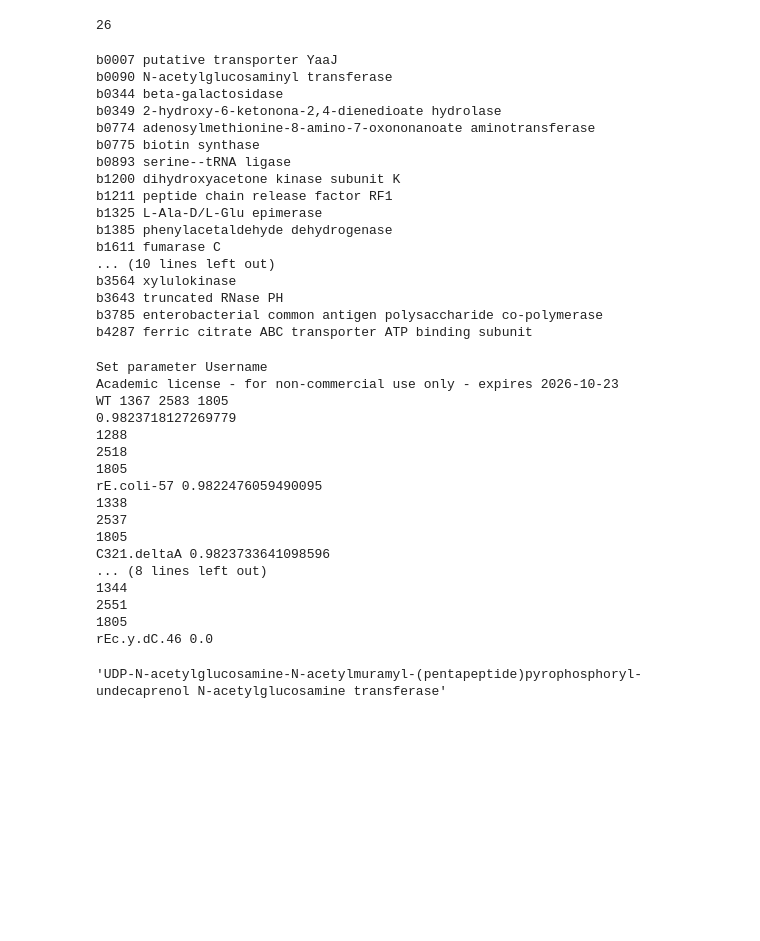
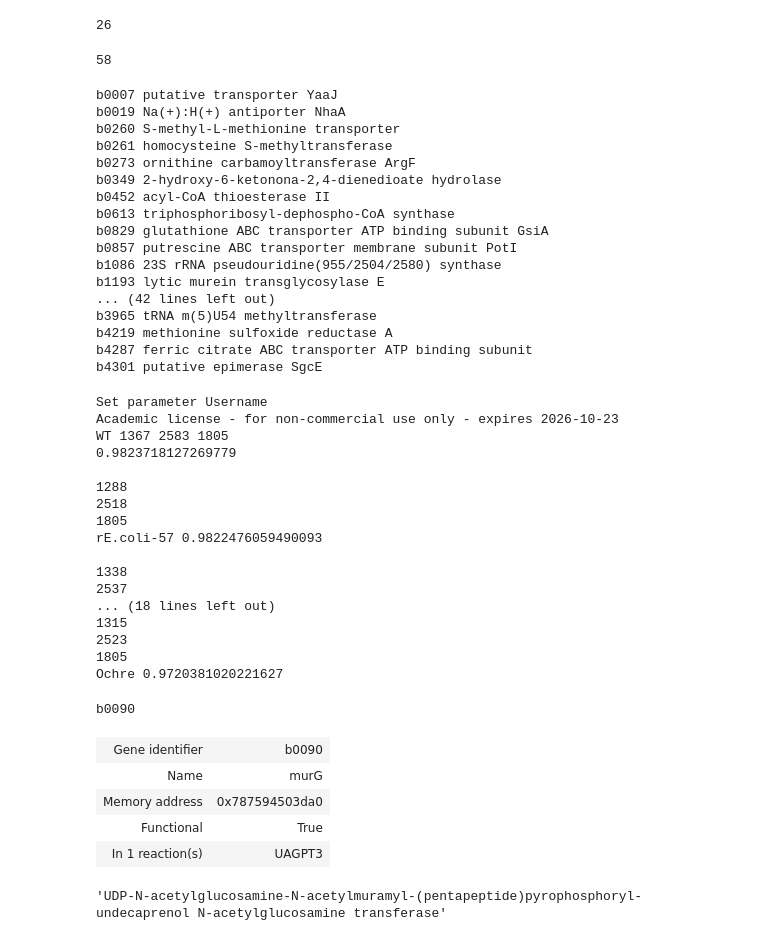
Before and after one commit to glucksfall/iEco-GRO, a Jupyter notebook: helper.check-gene-overlap-and-essentiality.ipynb, the cells around one changed output. Drawn from its saved outputs; the diff is of its cells as text; code cells hidden in the pictures; blank space fills up the shorter version.

Commit message:
Corrected if assembly is missing renamed pseudo genes

```diff
--- a/helper.check-gene-overlap-and-essentiality.ipynb
+++ b/helper.check-gene-overlap-and-essentiality.ipynb
@@ -68,6 +68,13 @@ rEc_y_dC_46 = ref.intersection(ref_genes).difference(gro_genes)
 len(rEc_y_dC_46)
 # %% [output]
 26
+# %%
+gro_contigs, gro_genes = get_locustags('blastn-and-blastp-bbh-outputs/ASM584_to_Ochre/modified-blastp.gb')
+# Ochre
+Ochre = ref.intersection(ref_genes).difference(gro_genes)
+len(Ochre)
+# %% [output]
+58
 # %%
 def get_details(intersection):
     genes = []
@@ -78,37 +85,38 @@ def get_details(intersection):
                 print(feature.qualifiers['locus_tag'][0], feature.qualifiers.get('product', [None])[0])
     return genes
 
-get_details(rEc_y_dC_46);
+get_details(Ochre);
 # %% [output]
 b0007 putative transporter YaaJ
-b0090 N-acetylglucosaminyl transferase
-b0344 beta-galactosidase
+b0019 Na(+):H(+) antiporter NhaA
+b0260 S-methyl-L-methionine transporter
+b0261 homocysteine S-methyltransferase
+b0273 ornithine carbamoyltransferase ArgF
 b0349 2-hydroxy-6-ketonona-2,4-dienedioate hydrolase
-b0774 adenosylmethionine-8-amino-7-oxononanoate aminotransferase
-b0775 biotin synthase
-b0893 serine--tRNA ligase
-b1200 dihydroxyacetone kinase subunit K
-b1211 peptide chain release factor RF1
-b1325 L-Ala-D/L-Glu epimerase
-b1385 phenylacetaldehyde dehydrogenase
-b1611 fumarase C
-... (10 lines left out)
-b3564 xylulokinase
-b3643 truncated RNase PH
-b3785 enterobacterial common antigen polysaccharide co-polymerase
+b0452 acyl-CoA thioesterase II
+b0613 triphosphoribosyl-dephospho-CoA synthase
+b0829 glutathione ABC transporter ATP binding subunit GsiA
+b0857 putrescine ABC transporter membrane subunit PotI
+b1086 23S rRNA pseudouridine(955/2504/2580) synthase
+b1193 lytic murein transglycosylase E
+... (42 lines left out)
+b3965 tRNA m(5)U54 methyltransferase
+b4219 methionine sulfoxide reductase A
 b4287 ferric citrate ABC transporter ATP binding subunit
+b4301 putative epimerase SgcE
 # %%
 import cobra
 model = cobra.io.load_json_model('iJO1366.json')
 print('WT', len(model.genes), len(model.reactions), len(model.metabolites))
 sol = model.optimize()
 print(sol.objective_value)
+print()
 del sol
 
 model.reactions.EX_btn_e.bounds = (-1000,1000)
 for strain, genes in zip(
-    [ 'rE.coli-57', 'C321.deltaA', 'ALE-C321.deltaA', 'rEc.b.dC.12', 'rEc.y.dC.46' ],
-    [ RECOLI57, C321_deltaA, ALE_C321_deltaA, rEc_b_dC_12, rEc_y_dC_46]):
+    [ 'rE.coli-57', 'C321.deltaA', 'ALE-C321.deltaA', 'rEc.b.dC.12', 'rEc.y.dC.46', 'Ochre' ],
+    [ RECOLI57, C321_deltaA, ALE_C321_deltaA, rEc_b_dC_12, rEc_y_dC_46, Ochre ]):
     with model as test:
         for gene in genes:
             if test.genes.has_id(gene):
@@ -121,34 +129,49 @@ for strain, genes in zip(
         # test.genes = [ x for x in model.genes if x.functional ]
         cobra.io.save_json_model(test, 'modified-iJO1366-{:s}.json'.format(strain))
     print(strain, sol.objective_value)
+    print()
     del sol
 # %% [output]
 Set parameter Username
 Academic license - for non-commercial use only - expires 2026-10-23
 WT 1367 2583 1805
 0.9823718127269779
+
 1288
 2518
 1805
-rE.coli-57 0.9822476059490095
+rE.coli-57 0.9822476059490093
+
 1338
 2537
+... (18 lines left out)
+1315
+2523
 1805
-C321.deltaA 0.9823733641098596
-... (8 lines left out)
-1344
-2551
-1805
-rEc.y.dC.46 0.0
+Ochre 0.9720381020221627
 # %%
-for strain, genes in zip([ 'rEc.y.dC.46' ], [ rEc_y_dC_46]):
+for strain, genes in zip([ 'rEc.y.dC.46' ], [ rEc_y_dC_46 ]):
+# for strain, genes in zip([ 'Ochre' ], [ Ochre ]):
     with model as test:
         for gene in genes:
             if test.genes.has_id(gene):
                 test.genes.get_by_id(gene).knock_out()
                 sol = test.optimize()
+            else:
+                continue
             if not sol.objective_value != 0.:
+                print(gene)
                 break
+# %% [output]
+b0090
+# %%
+model.genes.b0090
+# %% [output]
+| Gene identifier | b0090 |
+| Name | murG |
+| Memory address | 0x787594503da0 |
+| Functional | True |
+| In 1 reaction(s) | UAGPT3 |
 # %%
 model.reactions.UAGPT3.name
 # %% [output]
```
Also changed, not shown: parts of 1 cell of this notebook.
